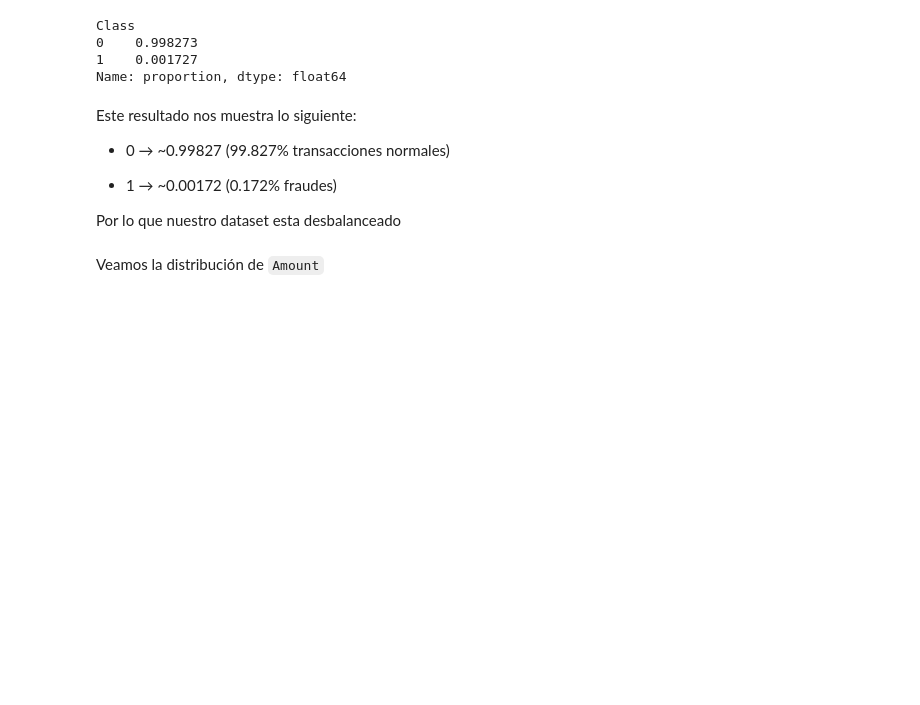
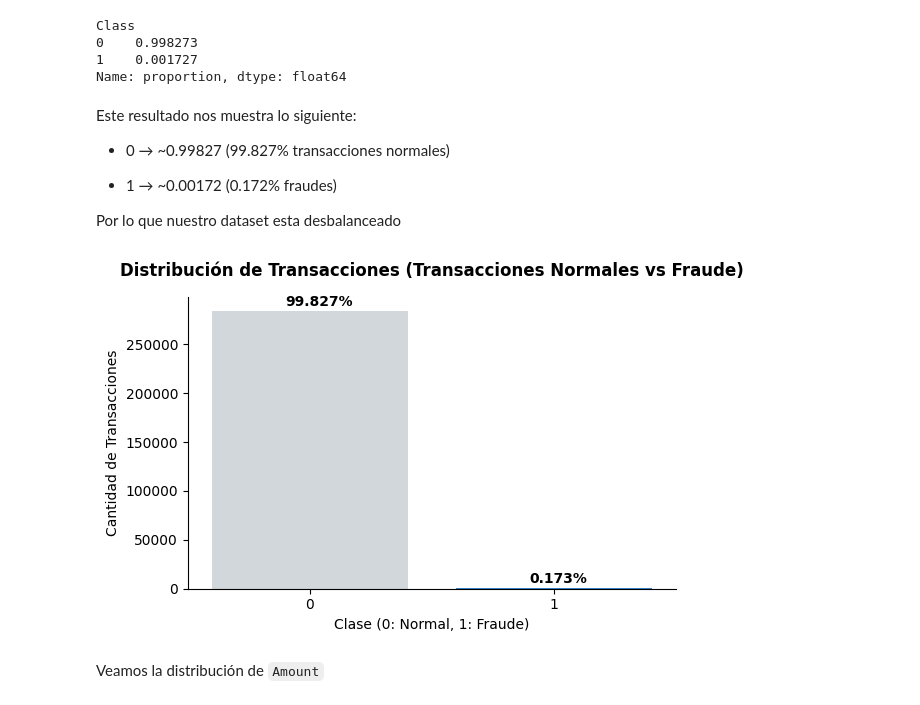
Before and after one commit to angelsosai/Deteccion_de_Anomalias_y_Fraude_en_Transacciones---Diplomado-en-Ciencia-de-datos, a Jupyter notebook: 1_Preprocesamiento_y_EDA.ipynb, the cells around one changed output. Cells and saved outputs as stored; diff of their text form; code cells hidden in the pictures; blank space fills up the shorter version.

Commit message:
Añadir Gráficas al EDA

````diff
--- a/1_Preprocesamiento_y_EDA.ipynb
+++ b/1_Preprocesamiento_y_EDA.ipynb
@@ -116,6 +114,32 @@ Este resultado nos muestra lo siguiente:
 * 1 → ~0.00172 (0.172% fraudes)
 
 Por lo que nuestro dataset esta desbalanceado
+# %%
+import matplotlib.pyplot as plt
+import seaborn as sns
+
+plt.figure(figsize=(6, 4))
+# Usamos colores ejecutivos: Gris para normal, Azul oscuro para fraude
+colors = ["#CFD8DC", "#1E88E5"]
+
+ax = sns.countplot(data=df, x='Class', palette=colors)
+plt.title("Distribución de Transacciones (Transacciones Normales vs Fraude)", fontsize=12, fontweight='bold', pad=15)
+plt.xlabel("Clase (0: Normal, 1: Fraude)", fontsize=10)
+plt.ylabel("Cantidad de Transacciones", fontsize=10)
+
+# Añadir porcentajes arriba de las barras
+total = len(df)
+for p in ax.patches:
+    percentage = f'{100 * p.get_height() / total:.3f}%'
+    x = p.get_x() + p.get_width() / 2 - 0.1
+    y = p.get_height() + 5000
+    ax.annotate(percentage, (x, y), fontsize=10, fontweight='bold')
+
+sns.despine() # Quita los bordes innecesarios
+plt.tight_layout()
+plt.show()
+# %% [output]
+[figure, added]
 # %% [markdown]
 Veamos la distribución de ```Amount```
 # %%
````
Also changed, not shown: parts of 6 cells of this notebook.
